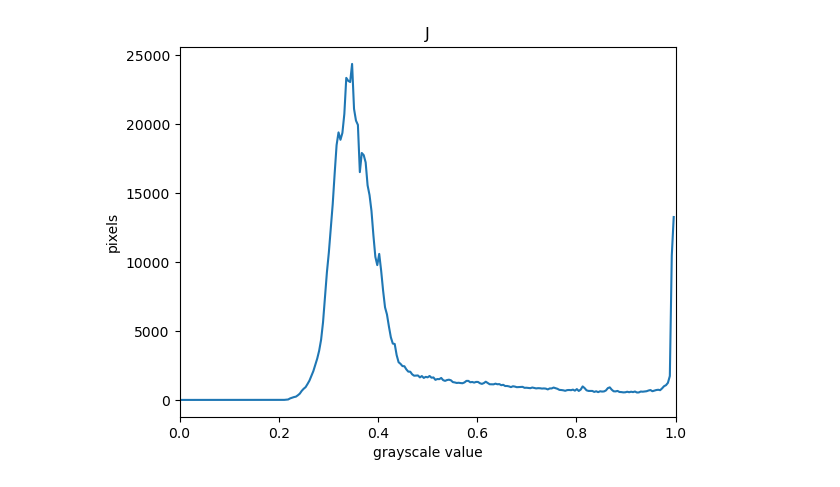
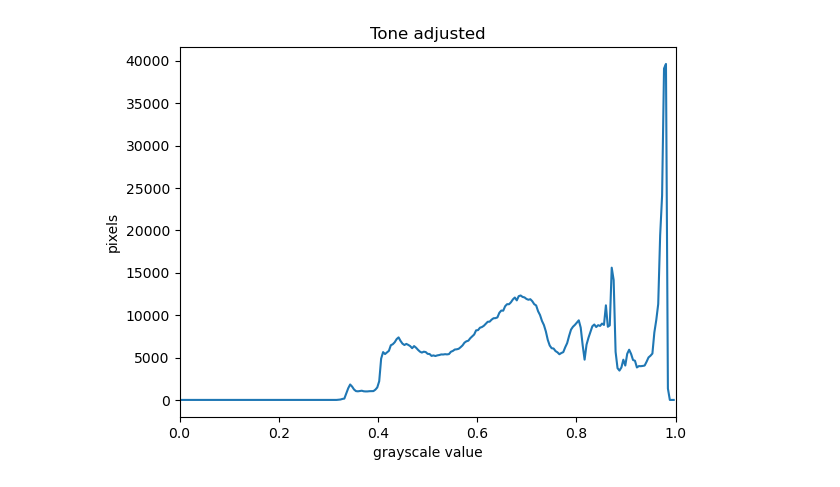
Before and after one commit to gba2-gh/PencilRendering, a Jupyter notebook: PencilRenderingNotebook.ipynb, the cells around one changed output. Drawn from its saved outputs; the diff is of its cells as text; code cells hidden in the pictures.

```diff
--- a/PencilRenderingNotebook.ipynb
+++ b/PencilRenderingNotebook.ipynb
@@ -164,0 +219,35 @@ plt.show()
+# %%
+from hist_match import hist_match
+mres=mres/255
+P = np.cumsum(p)
+#Equalize
+# histograma original:
+h = exposure.histogram(gray, nbins=256)
+# CDF :
+H = np.cumsum(h / np.sum(h))
+
+# Histogram matching:
+matched = np.zeros_like(p)
+for v in range(256):
+    # find the closest value:
+    dist = np.abs(P - H[v])
+    argmin_dist = np.argmin(dist)##indice del  minimo
+    matched[v] = argmin_dist
+matched= matched / 256
+
+J = matched[(255 *gray).astype(int)]
+J_sal=matched[(255 * (1-salMap)* gray).astype(int)]
+# smooth:
+J_b = filters.gaussian(J, sigma=np.sqrt(2))
+
+
+J=hist_match(gray,p)
+JMRES=hist_match(mres,p)
+
+plt.imshow(J, cmap='gray')
+plt.show()
+plt.imshow(JMRES, cmap='gray')
+plt.show()
+
+#multi = True if P.shape[-1] > 1 else False
+#matched = exposure.match_histograms(gray, p)
@@ -177,12 +269,12 @@ plt.show()
 # %%
-histogram, bin_edges = np.histogram(J_b, bins=256, range=(0, 1))
+histogram, bin_edges = np.histogram(JMRES, bins=256, range=(0, 1))
 plt.figure()
-plt.title("J")
+plt.title("Tone adjusted")
 plt.xlabel("grayscale value")
 plt.ylabel("pixels")
 plt.xlim([0.0, 1.0])  # <- named arguments do not work here
 
 plt.plot(bin_edges[0:-1], histogram)  # <- or here
 plt.show()
 # %% [output]
-[figure, old version]
+[figure, new version]
```
Also changed, not shown: parts of 24 cells of this notebook, 11 other files.
